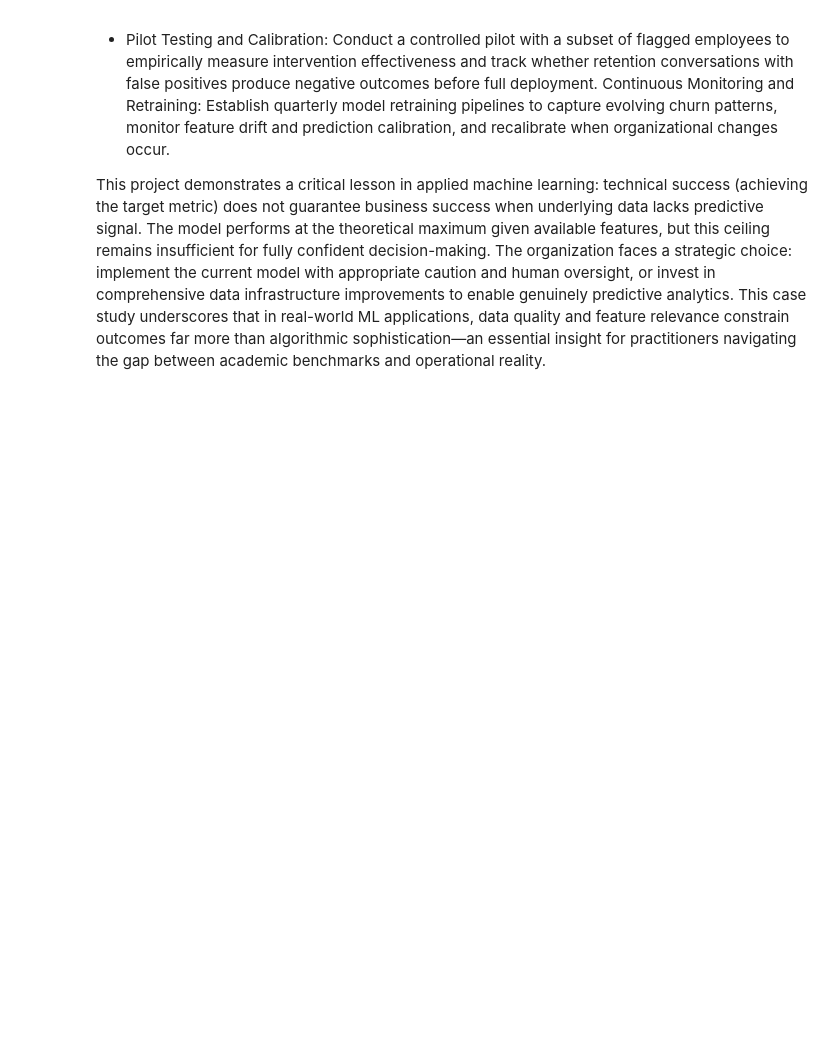
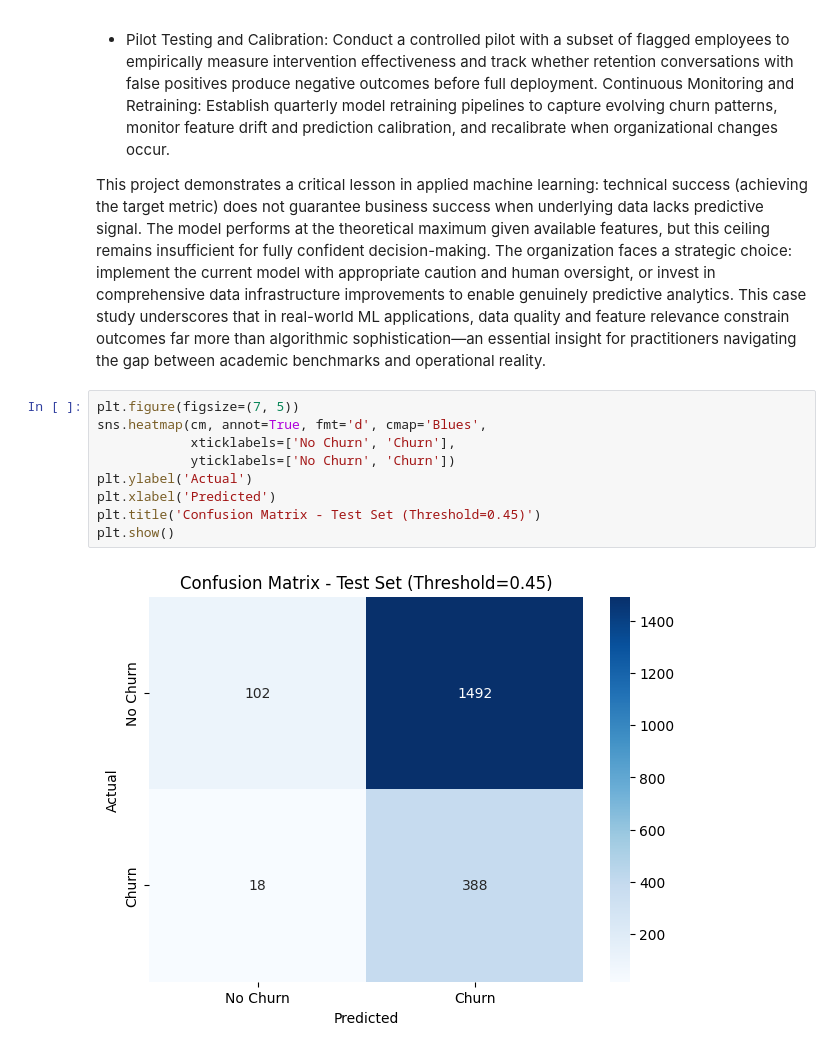
Before and after one commit to dalex2888/AML-3303, a Jupyter notebook: Employee Churn Case Study/Case_study.ipynb, the cells around one changed output. Cells and saved outputs as stored; diff of their text form; blank space fills up the shorter version.

Commit message:
Exported model - Performance graphics and Stats Added

```diff
--- a/Employee Churn Case Study/Case_study.ipynb
+++ b/Employee Churn Case Study/Case_study.ipynb
@@ -1270,3 +1269,14 @@ Recommendations for Future Improvement:
 Continuous Monitoring and Retraining: Establish quarterly model retraining pipelines to capture evolving churn patterns, monitor feature drift and prediction calibration, and recalibrate when organizational changes occur.
 
 This project demonstrates a critical lesson in applied machine learning: technical success (achieving the target metric) does not guarantee business success when underlying data lacks predictive signal. The model performs at the theoretical maximum given available features, but this ceiling remains insufficient for fully confident decision-making. The organization faces a strategic choice: implement the current model with appropriate caution and human oversight, or invest in comprehensive data infrastructure improvements to enable genuinely predictive analytics. This case study underscores that in real-world ML applications, data quality and feature relevance constrain outcomes far more than algorithmic sophistication—an essential insight for practitioners navigating the gap between academic benchmarks and operational reality.
+# %%
+plt.figure(figsize=(7, 5))
+sns.heatmap(cm, annot=True, fmt='d', cmap='Blues',
+            xticklabels=['No Churn', 'Churn'],
+            yticklabels=['No Churn', 'Churn'])
+plt.ylabel('Actual')
+plt.xlabel('Predicted')
+plt.title('Confusion Matrix - Test Set (Threshold=0.45)')
+plt.show()
+# %% [output]
+[figure, added]
```
Also changed, not shown: parts of 7 cells of this notebook, 2 other files.
